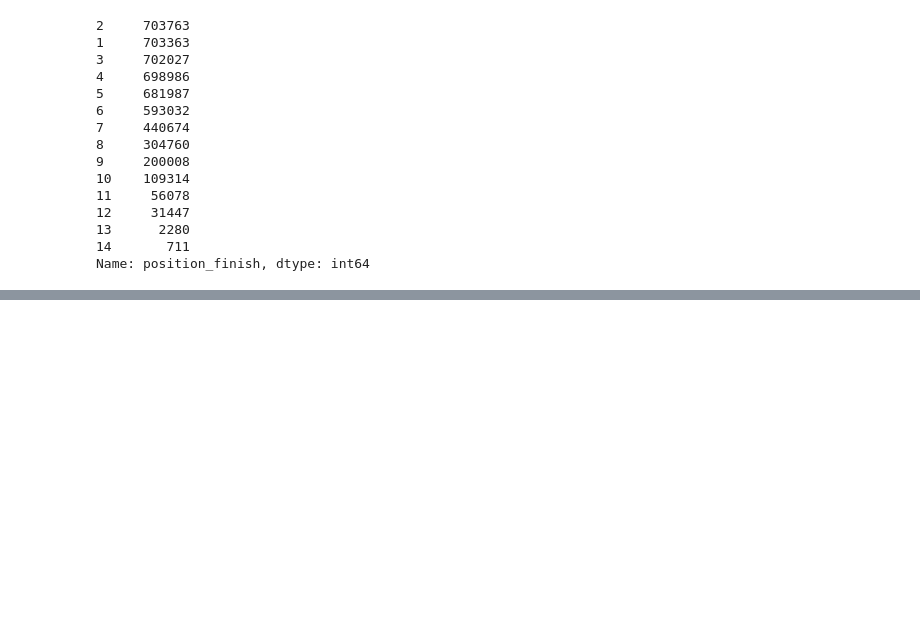
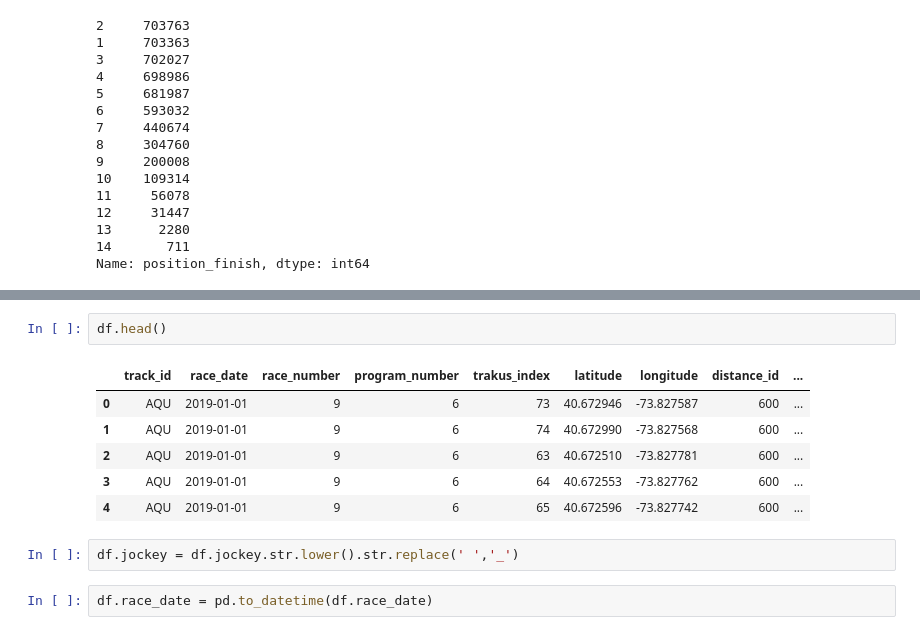
Before and after one commit to dashbringhurst/derby-project, a Jupyter notebook: wrangle.ipynb, the cells around one changed output, grey strips where cells are left out. Cells and saved outputs as stored; diff of their text form; blank space fills up the shorter version.

```diff
--- a/wrangle.ipynb
+++ b/wrangle.ipynb
@@ -426,0 +447,13 @@ Name: position_finish, dtype: int64
+# %%
+df.head()
+# %% [output]
+|  | track_id | race_date | race_number | program_number | trakus_index | latitude | longitude | distance_id | ... |
+| 0 | AQU | 2019-01-01 | 9 | 6 | 73 | 40.672946 | -73.827587 | 600 | ... |
+| 1 | AQU | 2019-01-01 | 9 | 6 | 74 | 40.672990 | -73.827568 | 600 | ... |
+| 2 | AQU | 2019-01-01 | 9 | 6 | 63 | 40.672510 | -73.827781 | 600 | ... |
+| 3 | AQU | 2019-01-01 | 9 | 6 | 64 | 40.672553 | -73.827762 | 600 | ... |
+| 4 | AQU | 2019-01-01 | 9 | 6 | 65 | 40.672596 | -73.827742 | 600 | ... |
+# %%
+df.jockey = df.jockey.str.lower().str.replace(' ','_')
+# %%
+df.race_date = pd.to_datetime(df.race_date)
```
Also changed, not shown: parts of 1 cell of this notebook.
